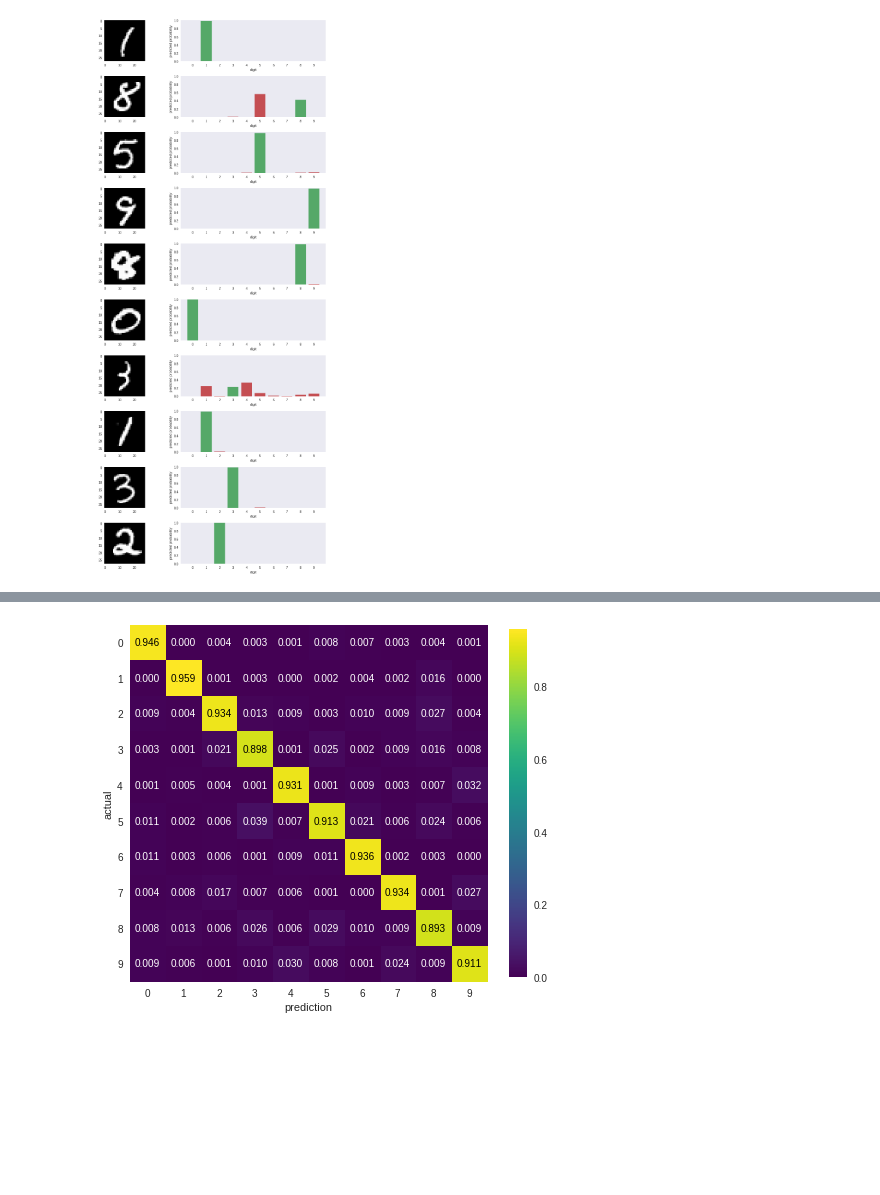
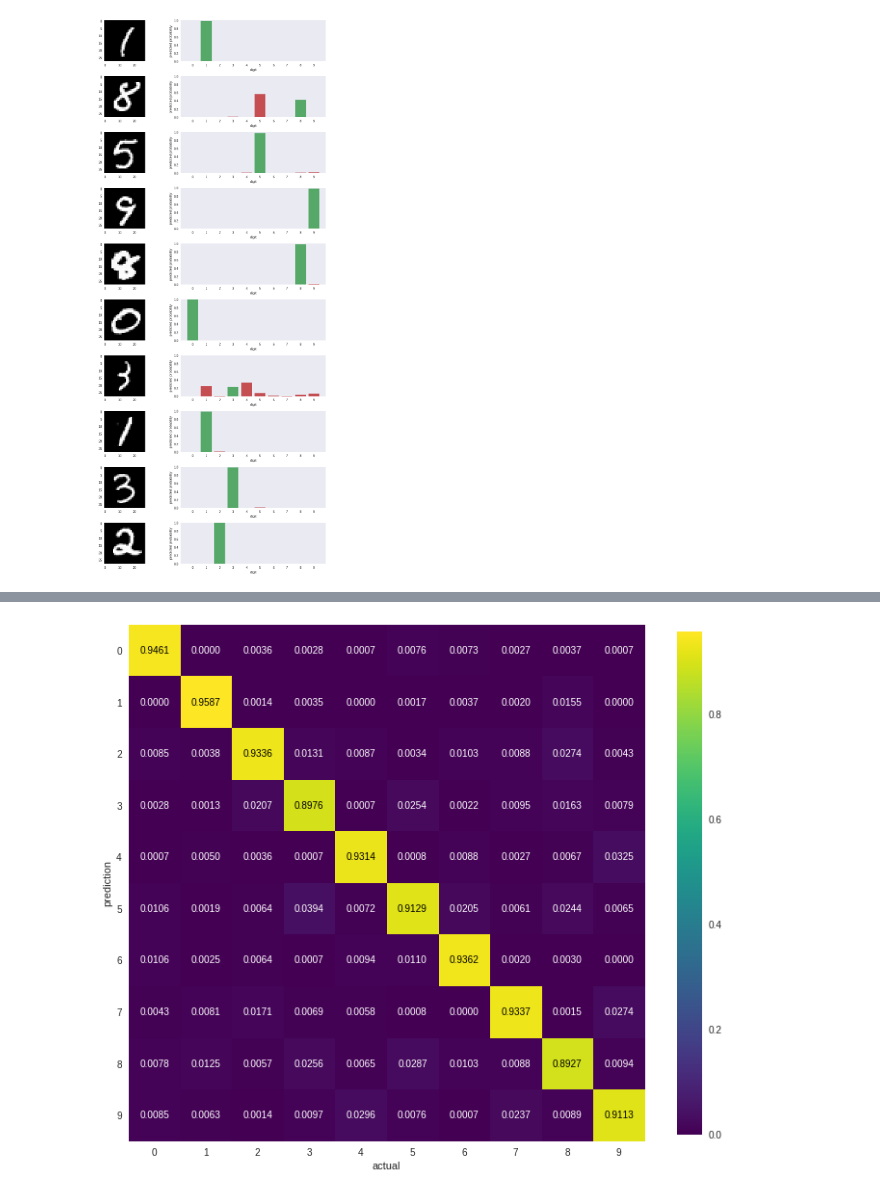
Before and after one commit to Markus-Goetz/gks-2019, a Jupyter notebook: Fully-connected Neural Network.ipynb, the cells around one changed output, grey strips where cells are left out. Cells and saved outputs as stored; diff of their text form; code cells hidden in the pictures; blank space fills up the shorter version.

```diff
--- a/Fully-connected Neural Network.ipynb
+++ b/Fully-connected Neural Network.ipynb
@@ -144,0 +309,23 @@ test_prediction.shape
+# %%
+def predict(model, test_data, batch_size=64):
+    """
+    Predicts for a given fully-connected neural network and a number of data samples the resulting classes.
+
+    Parameters
+    ----------
+    model : keras.Model
+        the fully-connected neural network
+    test data : np.array[samples, width * height]
+        the data to be predicted
+    batch_size: positive int, optional
+        the size of the training batches, defaults to 64
+
+    Returns
+    -------
+    prediction : np.array[samples, classes]
+        a class prediction for each class
+    """
+    return model.predict(test_data, batch_size=64)
+
+test_prediction = predict(model, test_data)
+test_prediction.shape
@@ -173,35 +384,37 @@ visualize_prediction(test_data, test_labels, test_prediction)
 # %%
 def show_confusion_matrix(labels, prediction):
-    """Plot confusion matrix for given true and predicted class labels
+    """
+    Computes and visualizes the confusion matrix for the test data.
 
-    Args:
-        yp (1D array): predicted class labels
-        y (1D array): true class labels
-        classes (1D array): class names
-        fname (str, optional): filename for saving the plot
+    Parameters
+    ----------
+    labels : np.array[samples, classes]
+        the actual labels of the data items
+    prediction: np.array[samples, classes]
+        the corresponding predictions of the neural network
     """
     classes = labels.shape[1]
     buckets = np.arange(classes)
     confusion = np.histogram2d(np.argmax(labels, axis=1), np.argmax(prediction, axis=1), bins=classes)[0]
     confusion /= confusion.sum(axis=0)
 
-    figure, axis = plt.subplots(1, figsize=(8, 8))
+    figure, axis = plt.subplots(1, figsize=(12, 12))
     axis.grid(False)
     image = axis.imshow(confusion, cmap='viridis')
-    axis.set_xlabel('prediction')
+    axis.set_xlabel('actual')
     axis.set_xticks(buckets)
-    axis.set_ylabel('actual')
+    axis.set_ylabel('prediction')
     axis.set_yticks(buckets)
     figure.colorbar(image, shrink=0.8)
 
     for y in range(classes):
         for x in range(classes):
             value = confusion[y, x]
             color = 'white' if value <= 0.5 else 'black'
-            plt.annotate('{:.3f}'.format(float(value)), xy=(x, y), color=color, ha='center', va='center')
+            plt.annotate('{:.4f}'.format(float(value)), xy=(x, y), color=color, ha='center', va='center')
 
     plt.show()
 
 show_confusion_matrix(test_labels, test_prediction)
 # %% [output]
-[figure, old version]
+[figure, new version]
```
Also changed, not shown: parts of 26 cells of this notebook.
